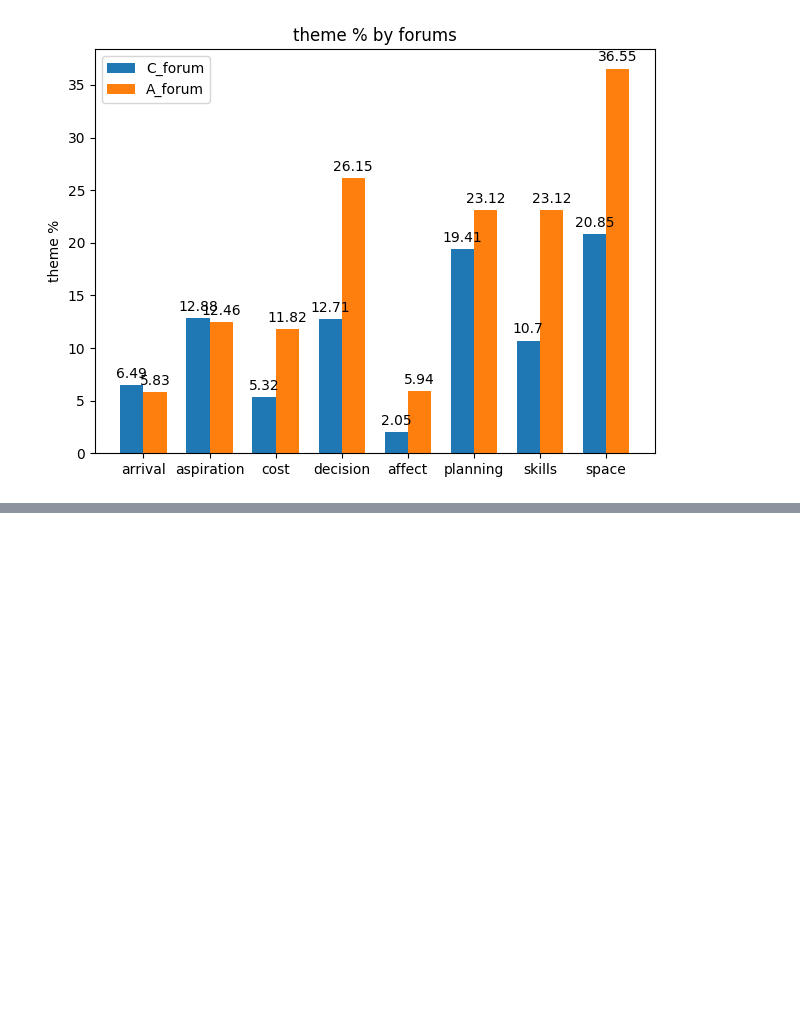
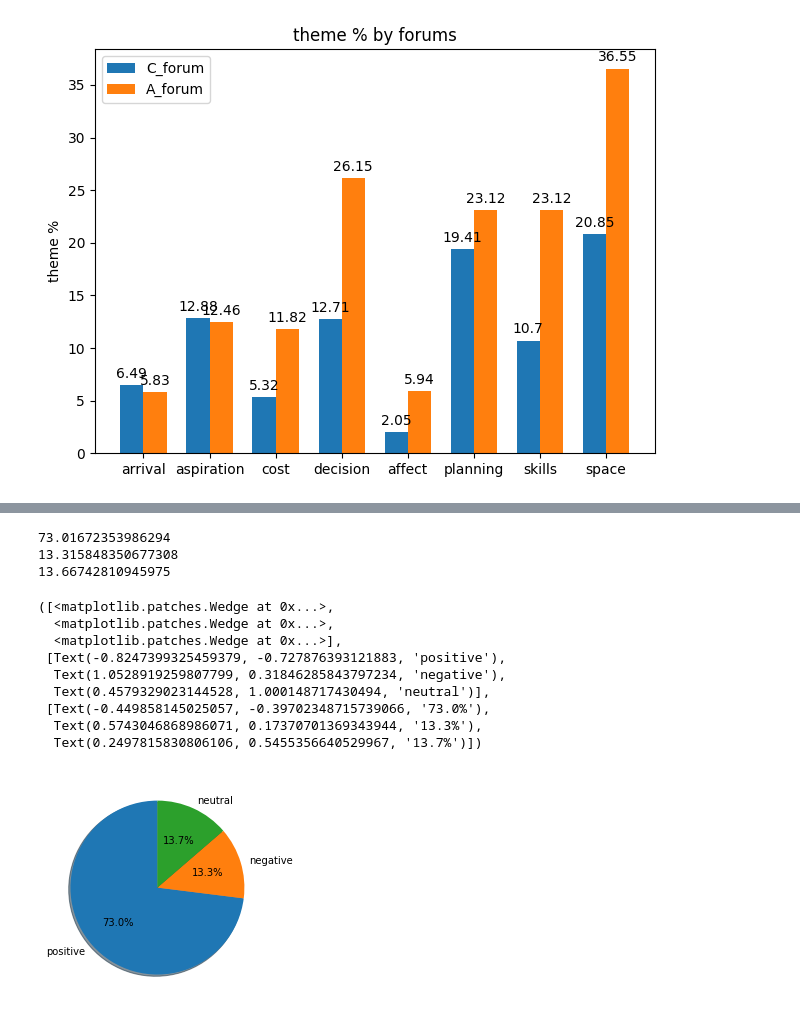
Before and after one commit to mkkhanzadi/AFdataanalysis, a Jupyter notebook: Comparative.ipynb, the cells around one changed output, grey strips where cells are left out. Cells and saved outputs as stored; diff of their text form; code cells hidden in the pictures; blank space fills up the shorter version.

```diff
--- a/Comparative.ipynb
+++ b/Comparative.ipynb
@@ -240,0 +512,3 @@ plt.show()
+# %%
+australia['Message_sentiment'] = australia['Message_nopunct'].apply(lambda x: TextBlob(x).sentiment[0])
+australia[['Message_nopunct','Message_sentiment'][0:10]]
@@ -240,0 +534,16 @@ plt.show()
+# %%
+#compute sentiment scores (polarity) per message in Aforum from 2016
+
+sentiment_scores_tb = [round(TextBlob(messages).sentiment.polarity, 3) for messages in australia['Message_nopunct']]
+sentiment_category_tb = ['positive' if score > 0
+                             else 'negative' if score < 0
+                                 else 'neutral'
+                                     for score in sentiment_scores_tb]
+
+#sentiment statistics per Message and csv with sentiment categories
+
+australia_sentiments = pd.DataFrame([list(australia['Message_nopunct']), sentiment_scores_tb, sentiment_category_tb]).T
+australia_sentiments.columns = ['Messages', 'sentiment_score', 'sentiment_category']
+australia_sentiments['sentiment_score'] = australia_sentiments.sentiment_score.astype('float')
+australia_sentiments.groupby(by=['Messages']).describe()
+australia_sentiments.head()
@@ -240,0 +565,38 @@ plt.show()
+# %%
+#Total no. of postive, negative and neutral messages and their comparative percentages
+PositiveSentAforum = australia_sentiments.apply(lambda x: True if 'positive' in list(x) else False, axis=1)
+numOfPositiveRowsA = len(PositiveSentAforum[PositiveSentAforum == True].index)
+pctPosA = numOfPositiveRowsA/len(australia_sentiments)*100
+print(pctPosA)
+NegativeSentAforum = australia_sentiments.apply(lambda x: True if 'negative' in list(x) else False, axis=1)
+numOfNegativeRowsA = len(NegativeSentAforum[NegativeSentAforum == True].index)
+pctNegA = numOfNegativeRowsA/len(australia_sentiments)*100
+print(pctNegA)
+NeutralSentAforum = australia_sentiments.apply(lambda x: True if 'neutral' in list(x) else False, axis=1)
+numOfNeutralRowsA = len(NeutralSentAforum[NeutralSentAforum == True].index)
+pctNeutA = numOfNeutralRowsA/len(australia_sentiments)*100
+print(pctNeutA)
+
+import matplotlib.pyplot as plt
+
+labels = 'positive', 'negative', 'neutral'
+sizes = [pctPosA, pctNegA, pctNeutA]
+
+fig1, ax1 = plt.subplots()
+ax1.pie(sizes, labels=labels, autopct='%1.1f%%',
+        shadow=True, startangle=90)
+#ax1.axis('equal')  # Equal aspect ratio ensures that pie is drawn as a circle.
+# %% [output]
+73.01672353986294
+13.315848350677308
+13.66742810945975
+([<matplotlib.patches.Wedge at 0x...>,
+  <matplotlib.patches.Wedge at 0x...>,
+  <matplotlib.patches.Wedge at 0x...>],
+ [Text(-0.8247399325459379, -0.727876393121883, 'positive'),
+  Text(1.0528919259807799, 0.31846285843797234, 'negative'),
+  Text(0.4579329023144528, 1.000148717430494, 'neutral')],
+ [Text(-0.449858145025057, -0.39702348715739066, '73.0%'),
+  Text(0.5743046868986071, 0.17370701369343944, '13.3%'),
+  Text(0.2497815830806106, 0.5455356640529967, '13.7%')])
+[figure, added]
```
Also changed, not shown: parts of 19 cells of this notebook.
